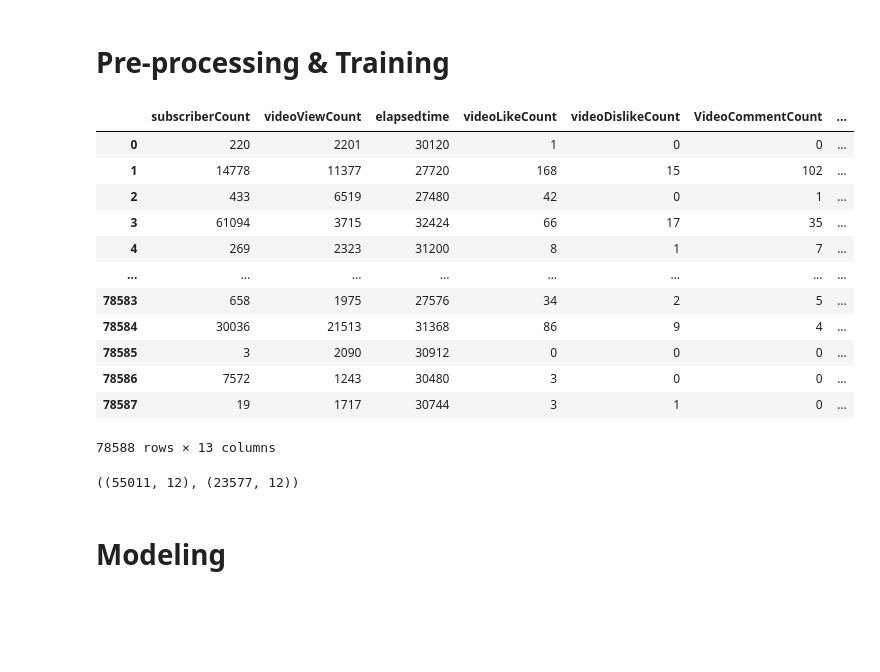
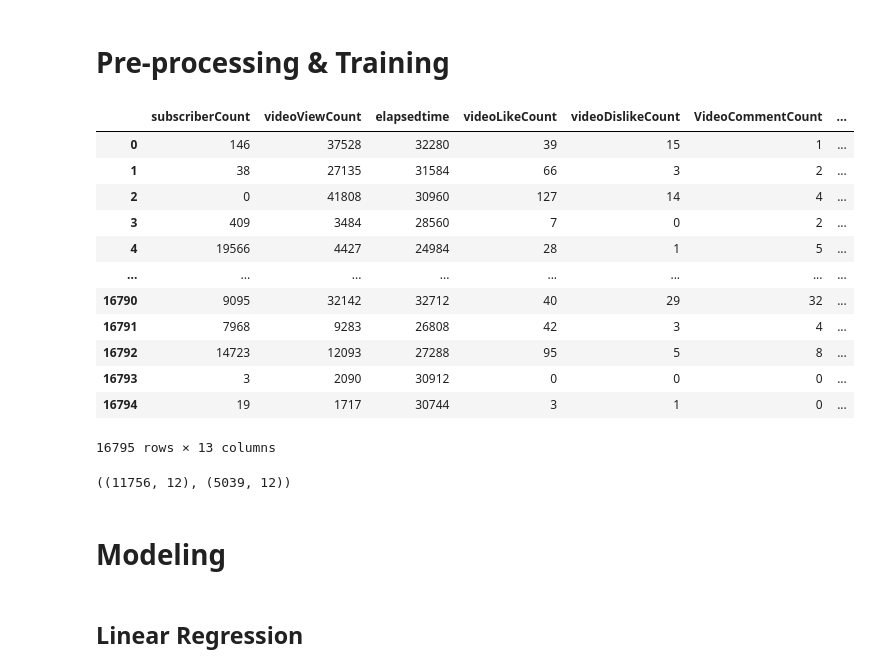
Before and after one commit to JelicaB/YoutubeViewCounts, a Jupyter notebook: YoutubeDataAnalysis.ipynb, the cells around one changed output. Drawn from its saved outputs; the diff is of its cells as text; code cells hidden in the pictures; blank space fills up the shorter version.

```diff
--- a/YoutubeDataAnalysis.ipynb
+++ b/YoutubeDataAnalysis.ipynb
@@ -449,6 +493,6 @@ ax = sns.barplot(x="Hour", y="videoViewCount", data=df)
 # %% [markdown]
 # Pre-processing & Training
 # %%
-df = df[['subscriberCount','videoViewCount','elapsedtime',
+df = df[['subscriberCount','videoViewCount','elapsedtime', 'videoCategoryId',
         'videoLikeCount','videoDislikeCount','Weekday','VideoCommentCount']]
 # %%
@@ -456,23 +500,26 @@ df = df[['subscriberCount','videoViewCount','elapsedtime',
 # %%
 weekday_dummies = pd.get_dummies(df.Weekday)
 # %%
+#data = pd.concat([df.loc[:, df.columns != 'videoCategoryId'], vid_cat_dummies], axis=1)
+
 data = pd.concat([df.loc[:, df.columns != 'Weekday'], weekday_dummies], axis=1)
+data = data.loc[df.videoCategoryId == '22'].drop(columns=['videoCategoryId']).reset_index(drop=True)
 
 data
 # %% [output]
 |  | subscriberCount | videoViewCount | elapsedtime | videoLikeCount | videoDislikeCount | VideoCommentCount | ... |
-| 0 | 220 | 2201 | 30120 | 1 | 0 | 0 | ... |
-| 1 | 14778 | 11377 | 27720 | 168 | 15 | 102 | ... |
-| 2 | 433 | 6519 | 27480 | 42 | 0 | 1 | ... |
-| 3 | 61094 | 3715 | 32424 | 66 | 17 | 35 | ... |
-| 4 | 269 | 2323 | 31200 | 8 | 1 | 7 | ... |
+| 0 | 146 | 37528 | 32280 | 39 | 15 | 1 | ... |
+| 1 | 38 | 27135 | 31584 | 66 | 3 | 2 | ... |
+| 2 | 0 | 41808 | 30960 | 127 | 14 | 4 | ... |
+| 3 | 409 | 3484 | 28560 | 7 | 0 | 2 | ... |
+| 4 | 19566 | 4427 | 24984 | 28 | 1 | 5 | ... |
 | ... | ... | ... | ... | ... | ... | ... | ... |
-| 78583 | 658 | 1975 | 27576 | 34 | 2 | 5 | ... |
-| 78584 | 30036 | 21513 | 31368 | 86 | 9 | 4 | ... |
-| 78585 | 3 | 2090 | 30912 | 0 | 0 | 0 | ... |
-| 78586 | 7572 | 1243 | 30480 | 3 | 0 | 0 | ... |
-| 78587 | 19 | 1717 | 30744 | 3 | 1 | 0 | ... |
+| 16790 | 9095 | 32142 | 32712 | 40 | 29 | 32 | ... |
+| 16791 | 7968 | 9283 | 26808 | 42 | 3 | 4 | ... |
+| 16792 | 14723 | 12093 | 27288 | 95 | 5 | 8 | ... |
+| 16793 | 3 | 2090 | 30912 | 0 | 0 | 0 | ... |
+| 16794 | 19 | 1717 | 30744 | 3 | 1 | 0 | ... |
-78588 rows × 13 columns
+16795 rows × 13 columns
 # %%
 X = data.drop(columns=['videoViewCount'])
 y = data.videoViewCount
@@ -481,7 +531,7 @@ X_train, X_test, y_train, y_test = train_test_split(X, y, test_size=0.3, random_
 # %%
 X_train.shape, X_test.shape
 # %% [output]
-((55011, 12), (23577, 12))
+((11756, 12), (5039, 12))
 # %% [markdown]
 # Modeling
 # %%
@@ -514,6 +564,8 @@ def scores(model, scaled, X_train=X_train, y_train=y_train, X_test=X_test, y_tes
         print("CV scores: {0}".format(cv_scores))
 
     return cv_scores
+# %% [markdown]
+## Linear Regression
 # %%
 lin_reg = LinearRegression()
 # %%
```
Also changed, not shown: parts of 40 cells of this notebook.
